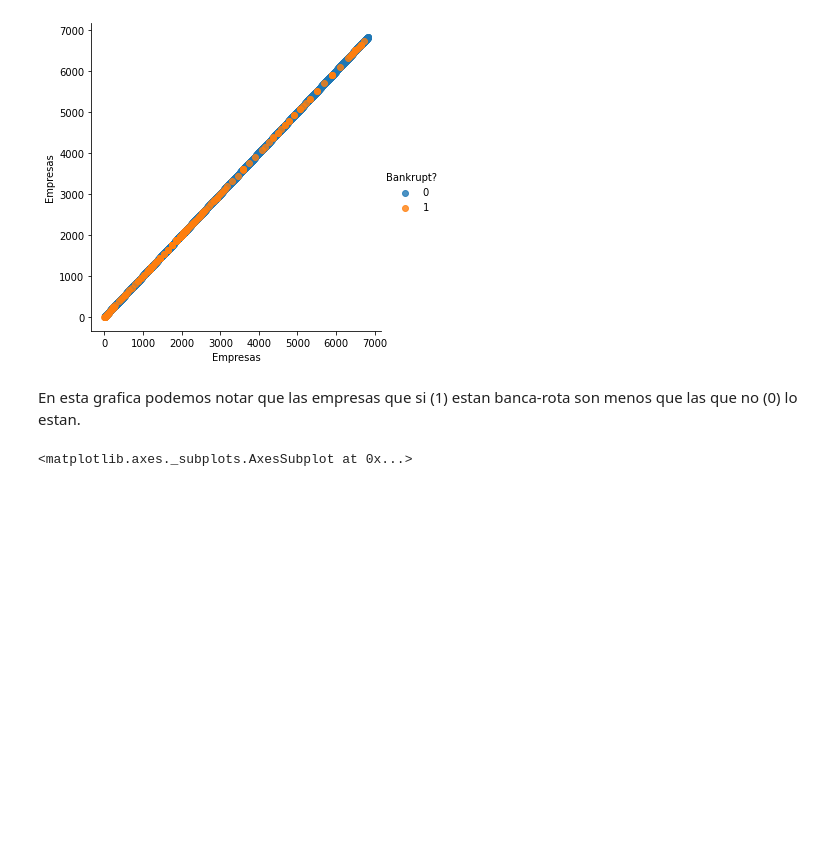
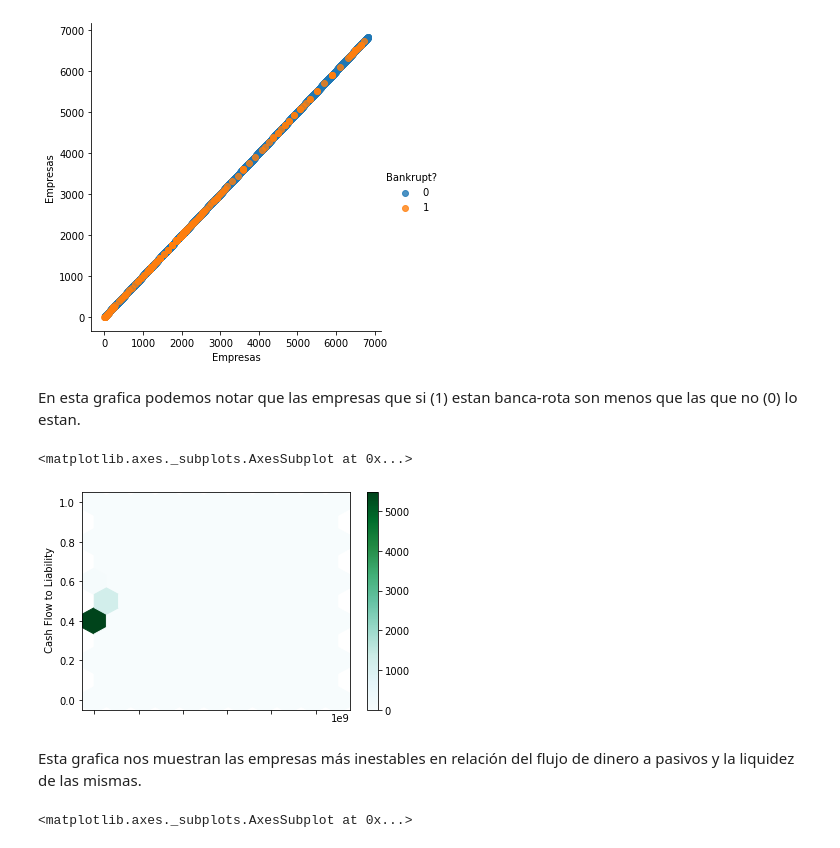
Before and after one commit to EdgarMdlln/Mineria_datos, a Jupyter notebook: AvanceII_PIA_correccion.ipynb, the cells around one changed output. Drawn from its saved outputs; the diff is of its cells as text; code cells hidden in the pictures; blank space fills up the shorter version.

```diff
--- a/AvanceII_PIA_correccion.ipynb
+++ b/AvanceII_PIA_correccion.ipynb
@@ -140,6 +140,13 @@ sns.lmplot(x='Empresas', y='Empresas', hue='Bankrupt?', data=db2.loc[db2['Bankru
 [figure]
 # %% [markdown]
 En esta grafica podemos notar que las empresas que si (1) estan banca-rota son menos que las que no (0) lo estan.
+# %%
+db2.plot.hexbin(x=' Current Ratio', y=' Cash Flow to Liability', gridsize=10)
+# %% [output]
+<matplotlib.axes._subplots.AxesSubplot at 0x...>
+[figure, added]
+# %% [markdown]
+Esta grafica nos muestran las empresas más inestables en relación del flujo de dinero a pasivos y la liquidez de las mismas.
 # %%
 db2.head(70).plot.scatter(x=' Current Ratio' , y=' Cash Flow to Liability')
 # %% [output]
```
Also changed, not shown: parts of 2 cells of this notebook.
